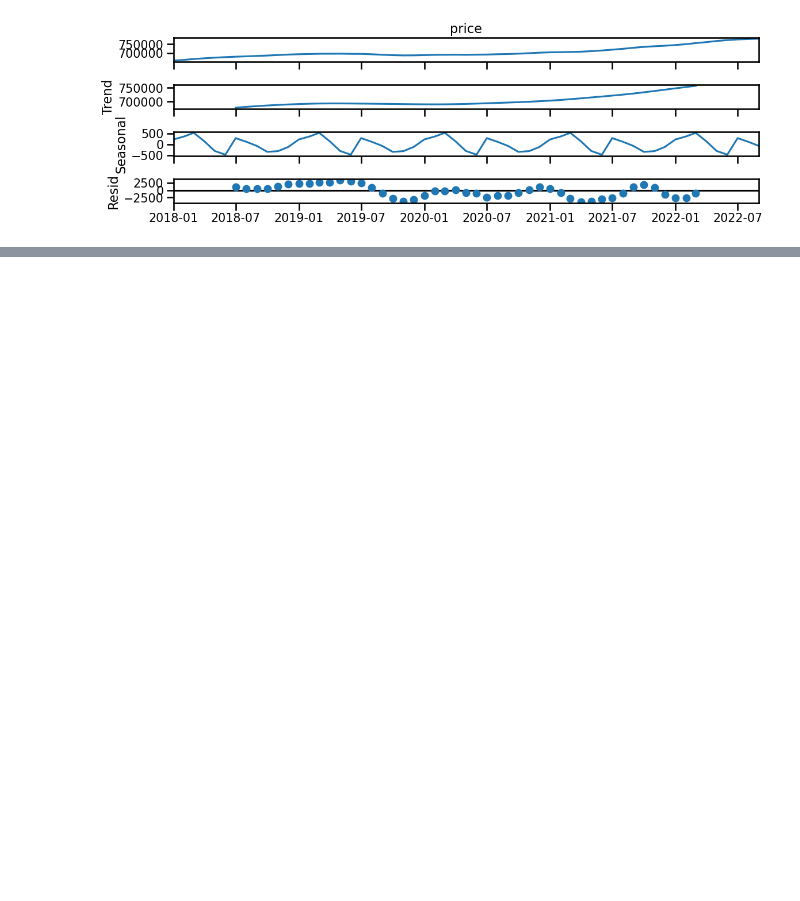
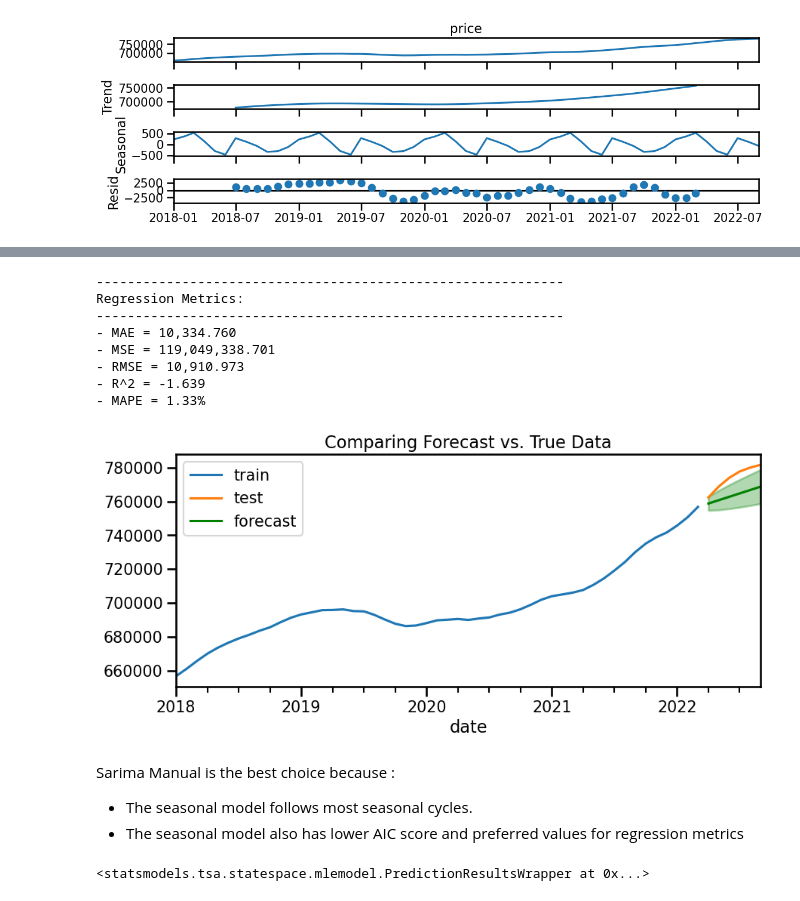
Before and after one commit to Lidivinekeng/Timeserieforecasting, a Jupyter notebook: Gridsearch SARIMA Models (Core).ipynb, the cells around one changed output, grey strips where cells are left out. Drawn from its saved outputs; the diff is of its cells as text; code cells hidden in the pictures; blank space fills up the shorter version.

```diff
--- a/Gridsearch SARIMA Models (Core).ipynb
+++ b/Gridsearch SARIMA Models (Core).ipynb
@@ -307,0 +449,22 @@ ax.legend();
+# %%
+# Obtain forecast as a dataframe with confidence intervals
+forecast_df = sarima.get_forecast(steps=len(test)).summary_frame()
+# Call the custom function to plot the forecasts with confidence intervals and true values
+plot_forecast(train, test, forecast_df);
+# Obtain metrics
+regression_metrics_ts(test, forecast_df['mean'])
+# %% [output]
+------------------------------------------------------------
+Regression Metrics:
+------------------------------------------------------------
+- MAE = 10,334.760
+- MSE = 119,049,338.701
+- RMSE = 10,910.973
+- R^2 = -1.639
+- MAPE = 1.33%
+[figure, added]
+# %% [markdown]
+Sarima Manual  is the best choice because :
+
+- The seasonal model follows most  seasonal cycles.
+- The seasonal model also has lower AIC score and preferred values for regression metrics
@@ -307,0 +484,7 @@ ax.legend();
+# %%
+# Make true future forecasts using the entire dataset
+forecast_steps = 12
+forecast = sarima.get_forecast(steps=forecast_steps)
+forecast
+# %% [output]
+<statsmodels.tsa.statespace.mlemodel.PredictionResultsWrapper at 0x...>
```
Also changed, not shown: parts of 37 cells of this notebook.
